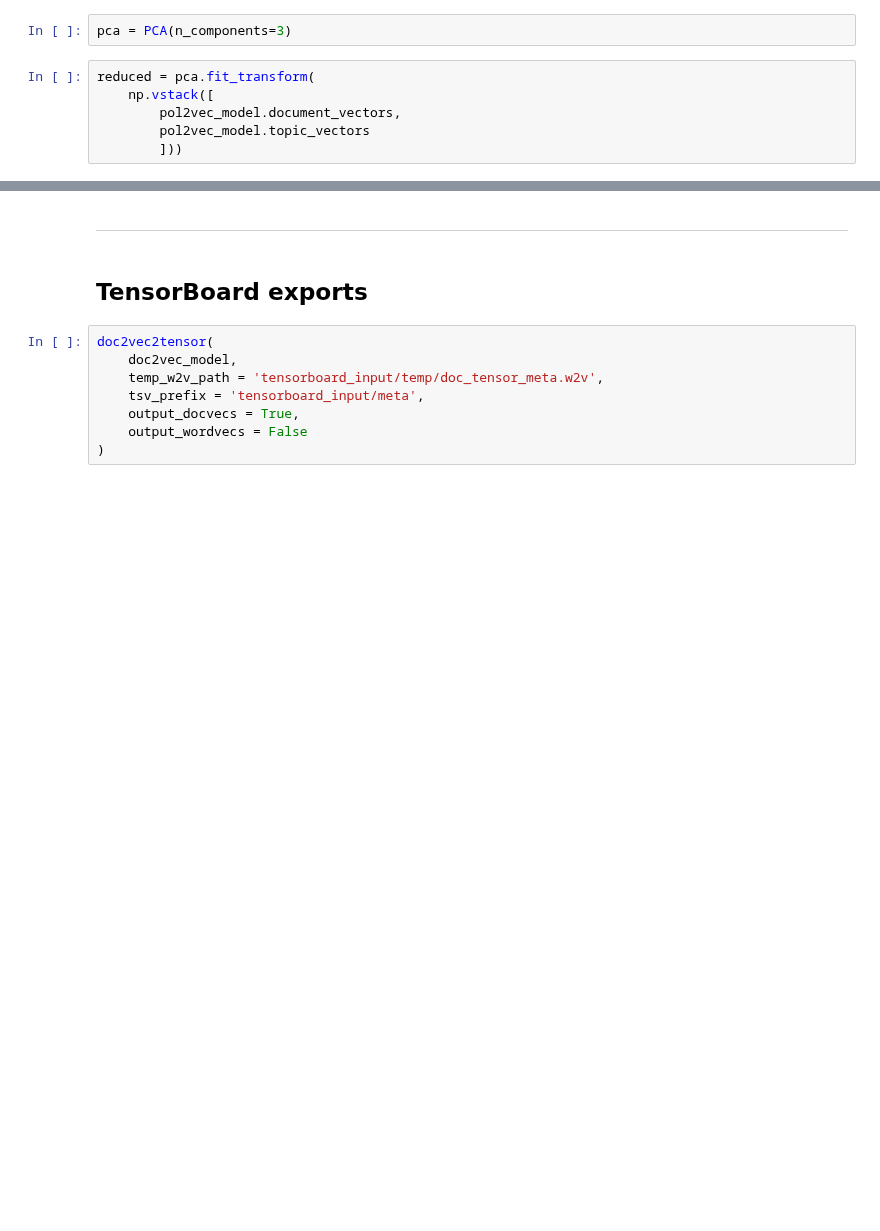
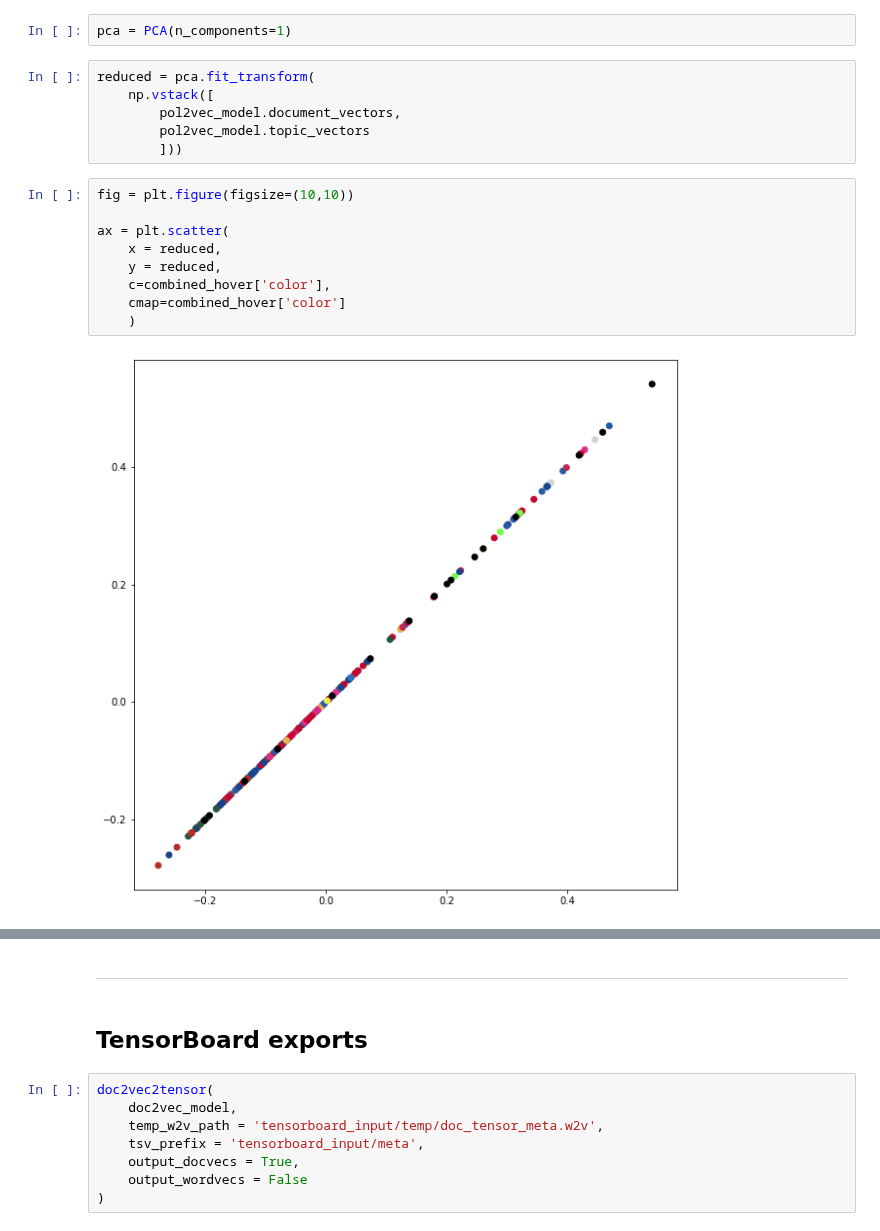
Before and after one commit to mathiasbruun/DCPA, a Jupyter notebook: politician2vec_example.ipynb, the cells around one changed output, grey strips where cells are left out. Cells and saved outputs as stored; diff of their text form; blank space fills up the shorter version.

```diff
--- a/politician2vec_example.ipynb
+++ b/politician2vec_example.ipynb
@@ -377,13 +377,24 @@ umap.plot.show(p)
 from sklearn.decomposition import PCA
 from mpl_toolkits import mplot3d
 # %%
-pca = PCA(n_components=3)
+pca = PCA(n_components=1)
 # %%
 reduced = pca.fit_transform(
     np.vstack([
         pol2vec_model.document_vectors,
         pol2vec_model.topic_vectors
         ]))
+# %%
+fig = plt.figure(figsize=(10,10))
+
+ax = plt.scatter(
+    x = reduced,
+    y = reduced,
+    c=combined_hover['color'],
+    cmap=combined_hover['color']
+    )
+# %% [output]
+[figure, added]
 # %%
 fig = plt.figure(figsize=(10,10))
 ax = plt.axes(projection='3d')
```
Also changed, not shown: parts of 1 cell of this notebook.
